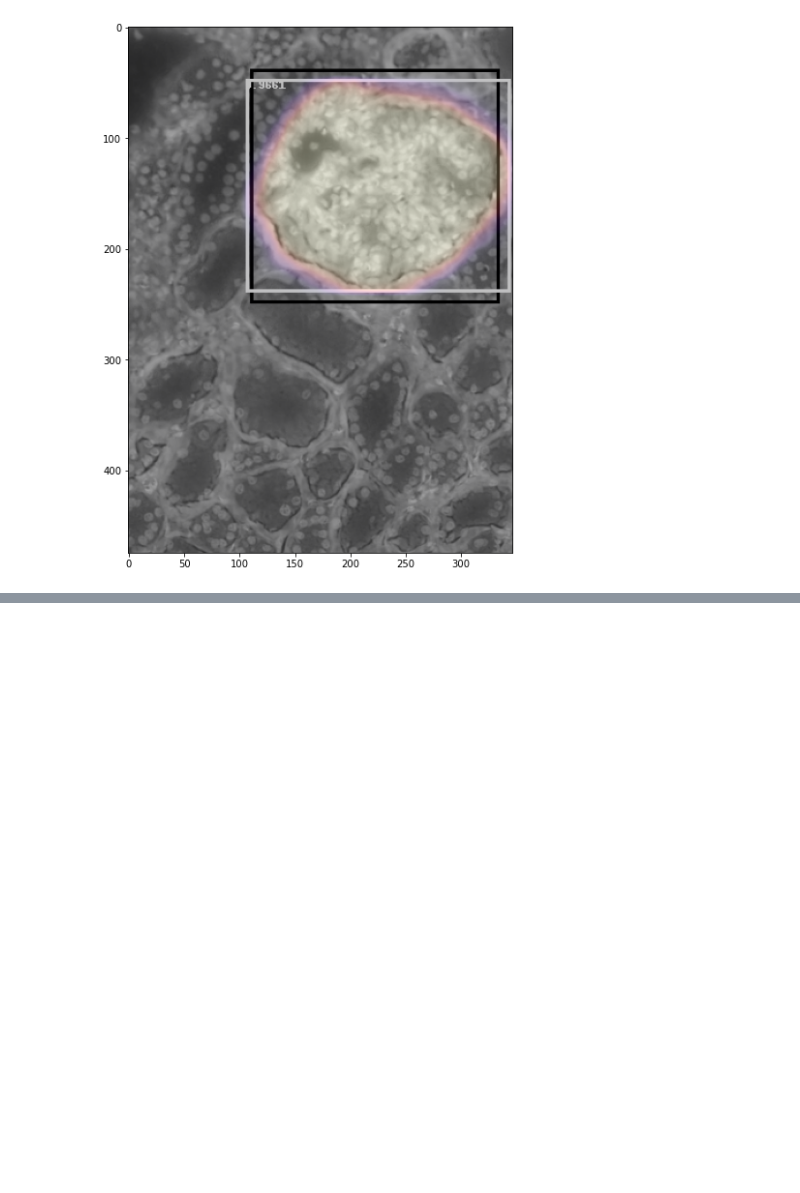
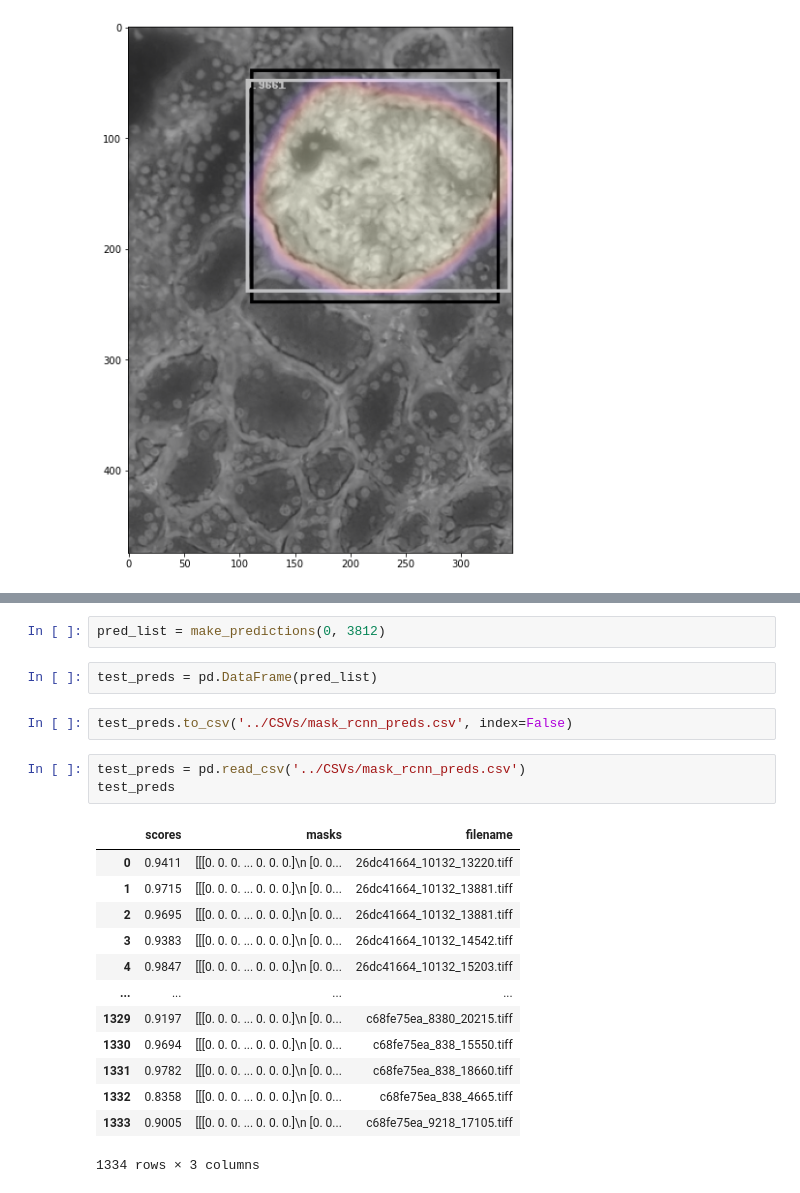
Before and after one commit to kathleenisrad/glomeruli-detection-and-segmentation, a Jupyter notebook: code/05-mask-rcnn-pytorch.ipynb, the cells around one changed output, grey strips where cells are left out. Drawn from its saved outputs; the diff is of its cells as text; blank space fills up the shorter version.

```diff
--- a/code/05-mask-rcnn-pytorch.ipynb
+++ b/code/05-mask-rcnn-pytorch.ipynb
@@ -264,0 +374,23 @@ for element in range(len(prediction[0]["boxes"])):
+# %%
+pred_list = make_predictions(0, 3812)
+# %%
+test_preds = pd.DataFrame(pred_list)
+# %%
+test_preds.to_csv('../CSVs/mask_rcnn_preds.csv', index=False)
+# %%
+test_preds = pd.read_csv('../CSVs/mask_rcnn_preds.csv')
+test_preds
+# %% [output]
+|  | scores | masks | filename |
+| 0 | 0.9411 | [[[0. 0. 0. ... 0. 0. 0.]\n [0. 0... | 26dc41664_10132_13220.tiff |
+| 1 | 0.9715 | [[[0. 0. 0. ... 0. 0. 0.]\n [0. 0... | 26dc41664_10132_13881.tiff |
+| 2 | 0.9695 | [[[0. 0. 0. ... 0. 0. 0.]\n [0. 0... | 26dc41664_10132_13881.tiff |
+| 3 | 0.9383 | [[[0. 0. 0. ... 0. 0. 0.]\n [0. 0... | 26dc41664_10132_14542.tiff |
+| 4 | 0.9847 | [[[0. 0. 0. ... 0. 0. 0.]\n [0. 0... | 26dc41664_10132_15203.tiff |
+| ... | ... | ... | ... |
+| 1329 | 0.9197 | [[[0. 0. 0. ... 0. 0. 0.]\n [0. 0... | c68fe75ea_8380_20215.tiff |
+| 1330 | 0.9694 | [[[0. 0. 0. ... 0. 0. 0.]\n [0. 0... | c68fe75ea_838_15550.tiff |
+| 1331 | 0.9782 | [[[0. 0. 0. ... 0. 0. 0.]\n [0. 0... | c68fe75ea_838_18660.tiff |
+| 1332 | 0.8358 | [[[0. 0. 0. ... 0. 0. 0.]\n [0. 0... | c68fe75ea_838_4665.tiff |
+| 1333 | 0.9005 | [[[0. 0. 0. ... 0. 0. 0.]\n [0. 0... | c68fe75ea_9218_17105.tiff |
+1334 rows × 3 columns
```
Also changed, not shown: parts of 9 cells of this notebook.
